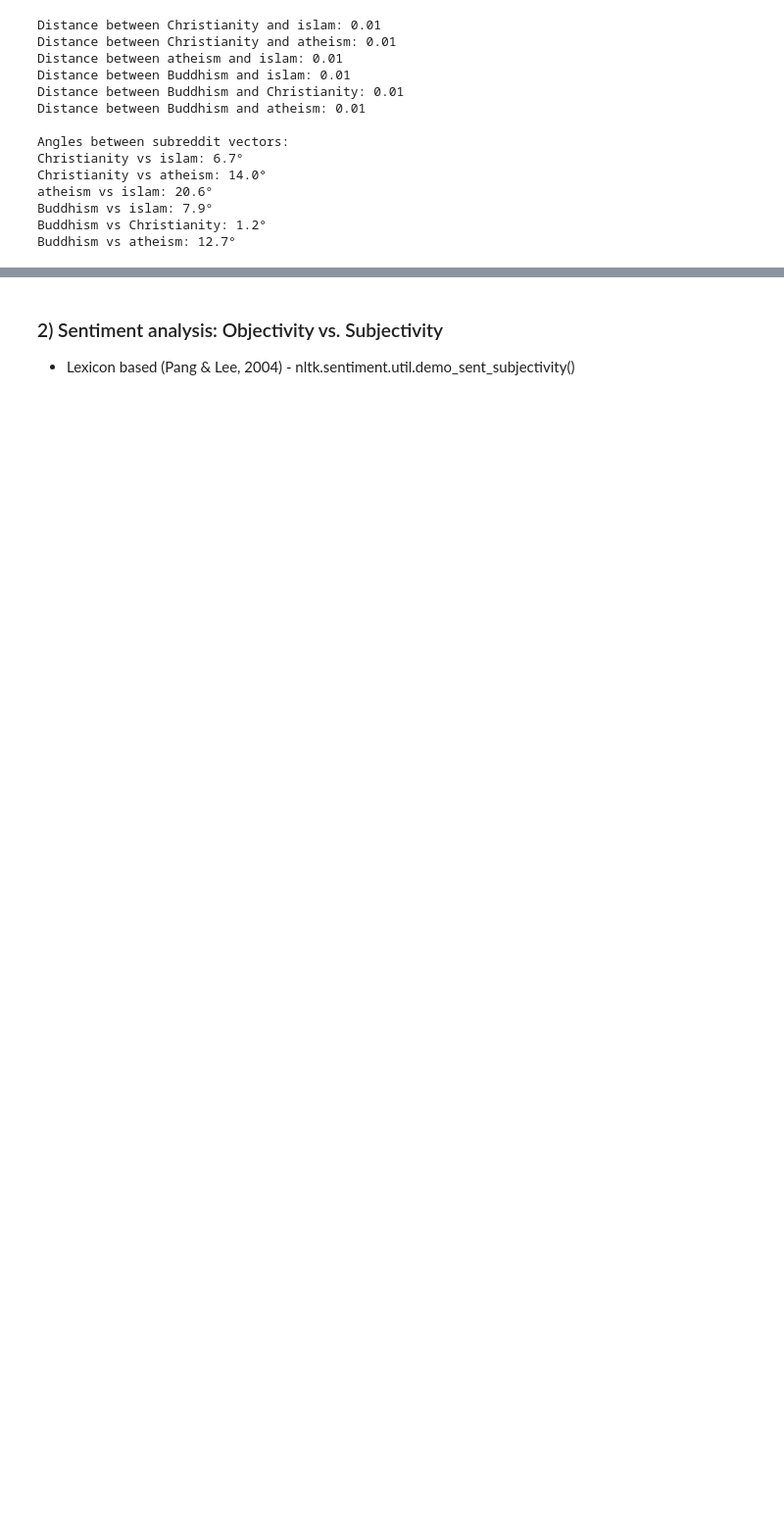
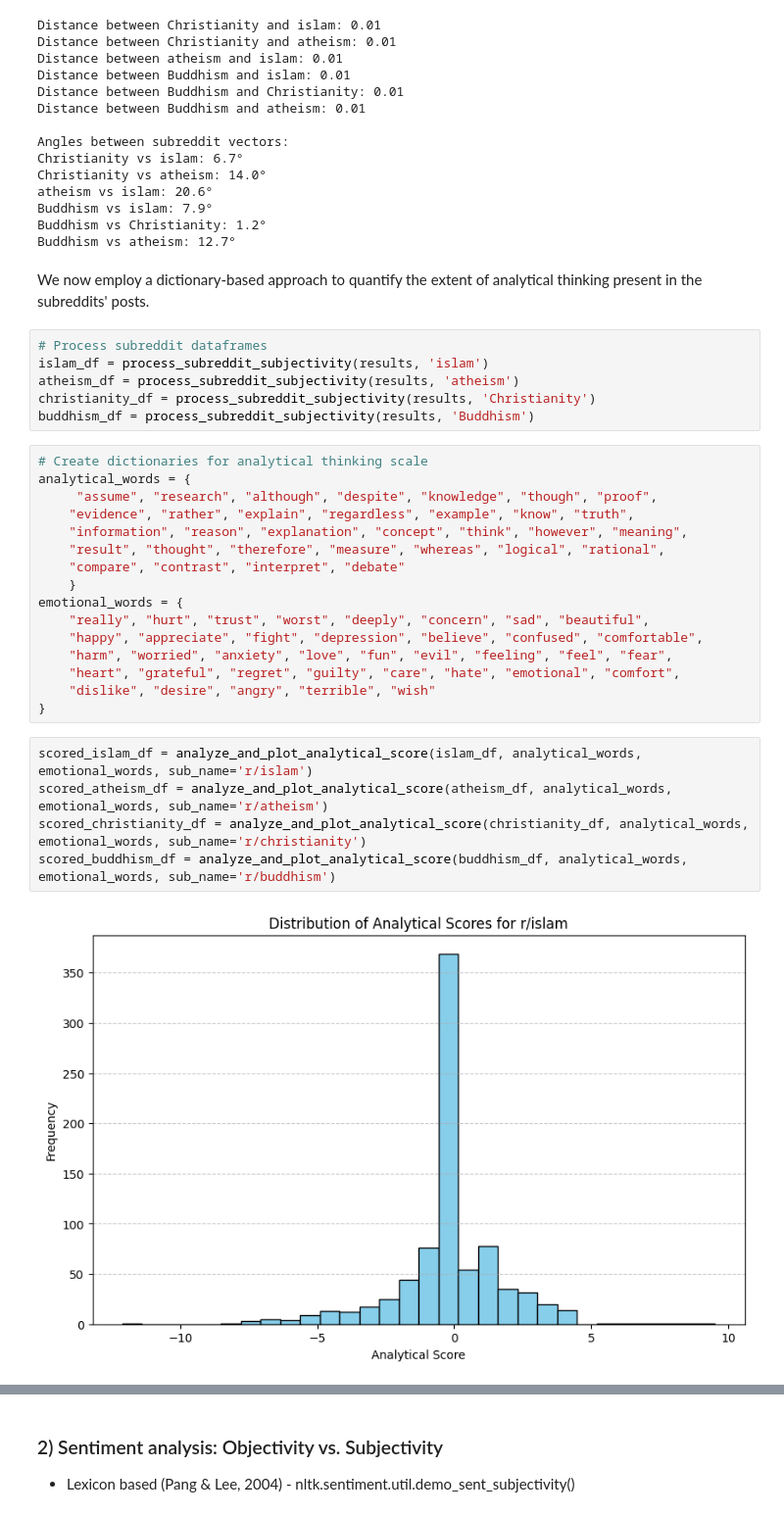
Before and after one commit to gianjaeger/Religious-subreddit-analysis, a Jupyter notebook: RedditTextAnalysis.ipynb, the cells around one changed output, grey strips where cells are left out. Shown at 98% size. Cells and saved outputs as stored; diff of their text form; blank space fills up the shorter version.

```diff
--- a/RedditTextAnalysis.ipynb
+++ b/RedditTextAnalysis.ipynb
@@ -220,3 +217,34 @@ atheism vs islam: 20.6°
 Buddhism vs islam: 7.9°
 Buddhism vs Christianity: 1.2°
 Buddhism vs atheism: 12.7°
+# %% [markdown]
+We now employ a dictionary-based approach to quantify the extent of analytical thinking present in the subreddits' posts.
+# %%
+# Process subreddit dataframes
+islam_df = process_subreddit_subjectivity(results, 'islam')
+atheism_df = process_subreddit_subjectivity(results, 'atheism')
+christianity_df = process_subreddit_subjectivity(results, 'Christianity')
+buddhism_df = process_subreddit_subjectivity(results, 'Buddhism')
+# %%
+# Create dictionaries for analytical thinking scale
+analytical_words = {
+     "assume", "research", "although", "despite", "knowledge", "though", "proof",
+    "evidence", "rather", "explain", "regardless", "example", "know", "truth",
+    "information", "reason", "explanation", "concept", "think", "however", "meaning",
+    "result", "thought", "therefore", "measure", "whereas", "logical", "rational",
+    "compare", "contrast", "interpret", "debate"
+    }
+emotional_words = {
+    "really", "hurt", "trust", "worst", "deeply", "concern", "sad", "beautiful",
+    "happy", "appreciate", "fight", "depression", "believe", "confused", "comfortable",
+    "harm", "worried", "anxiety", "love", "fun", "evil", "feeling", "feel", "fear",
+    "heart", "grateful", "regret", "guilty", "care", "hate", "emotional", "comfort",
+    "dislike", "desire", "angry", "terrible", "wish"
+}
+# %%
+scored_islam_df = analyze_and_plot_analytical_score(islam_df, analytical_words, emotional_words, sub_name='r/islam')
+scored_atheism_df = analyze_and_plot_analytical_score(atheism_df, analytical_words, emotional_words, sub_name='r/atheism')
+scored_christianity_df = analyze_and_plot_analytical_score(christianity_df, analytical_words, emotional_words, sub_name='r/christianity')
+scored_buddhism_df = analyze_and_plot_analytical_score(buddhism_df, analytical_words, emotional_words, sub_name='r/buddhism')
+# %% [output]
+[figure, added]
```
Also changed, not shown: parts of 7 cells of this notebook, 2 other files.
